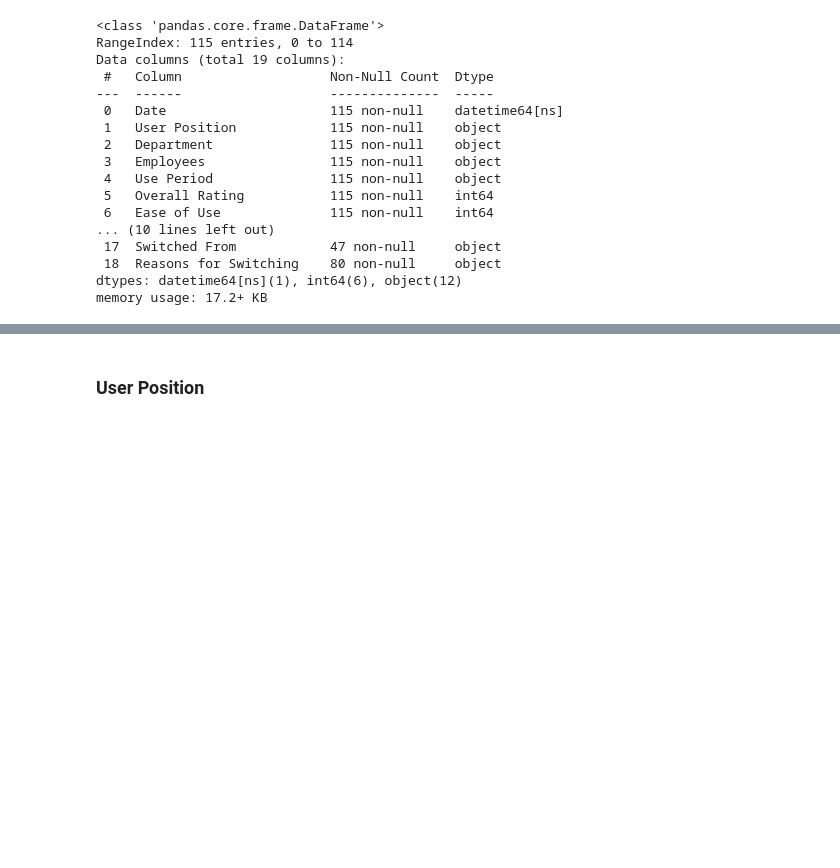
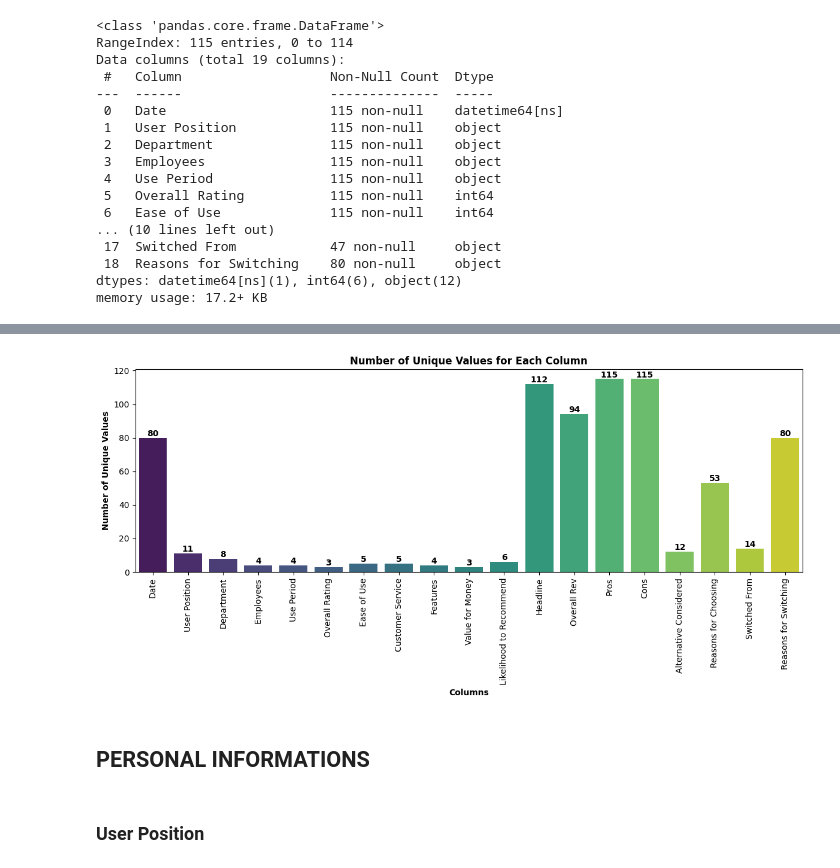
Before and after one commit to ArifAygun/Sentiment-Analysis-SMRT, a Jupyter notebook: SMRT_Statistical_Analysis.ipynb, the cells around one changed output, grey strips where cells are left out. Drawn from its saved outputs; the diff is of its cells as text; code cells hidden in the pictures; blank space fills up the shorter version.

```diff
--- a/SMRT_Statistical_Analysis.ipynb
+++ b/SMRT_Statistical_Analysis.ipynb
@@ -169,6 +176,28 @@ Reasons for Choosing        53
 Switched From               14
 Reasons for Switching       80
 dtype: int64
+# %%
+unique_value_counts = reviews.nunique()
+
+plt.figure(figsize=(12, 6))
+ax = sns.barplot(x=unique_value_counts.index, y=unique_value_counts.values, palette='viridis')
+plt.xticks(rotation=90)
+plt.xlabel('Columns', weight='bold')
+plt.ylabel('Number of Unique Values', weight='bold')
+plt.title('Number of Unique Values for Each Column', weight='bold')
+plt.tight_layout()
+
+
+for p in ax.patches:
+    ax.annotate(f'{int(p.get_height())}', (p.get_x() + p.get_width() / 2., p.get_height()),
+                ha='center', va='center', fontsize=10, color='black', weight='bold', xytext=(0, 5),
+                textcoords='offset points')
+
+plt.show()
+# %% [output]
+[figure, added]
+# %% [markdown]
+## PERSONAL INFORMATIONS
 # %% [markdown]
 ### User Position
 # %%
```
Also changed, not shown: parts of 20 cells of this notebook.
